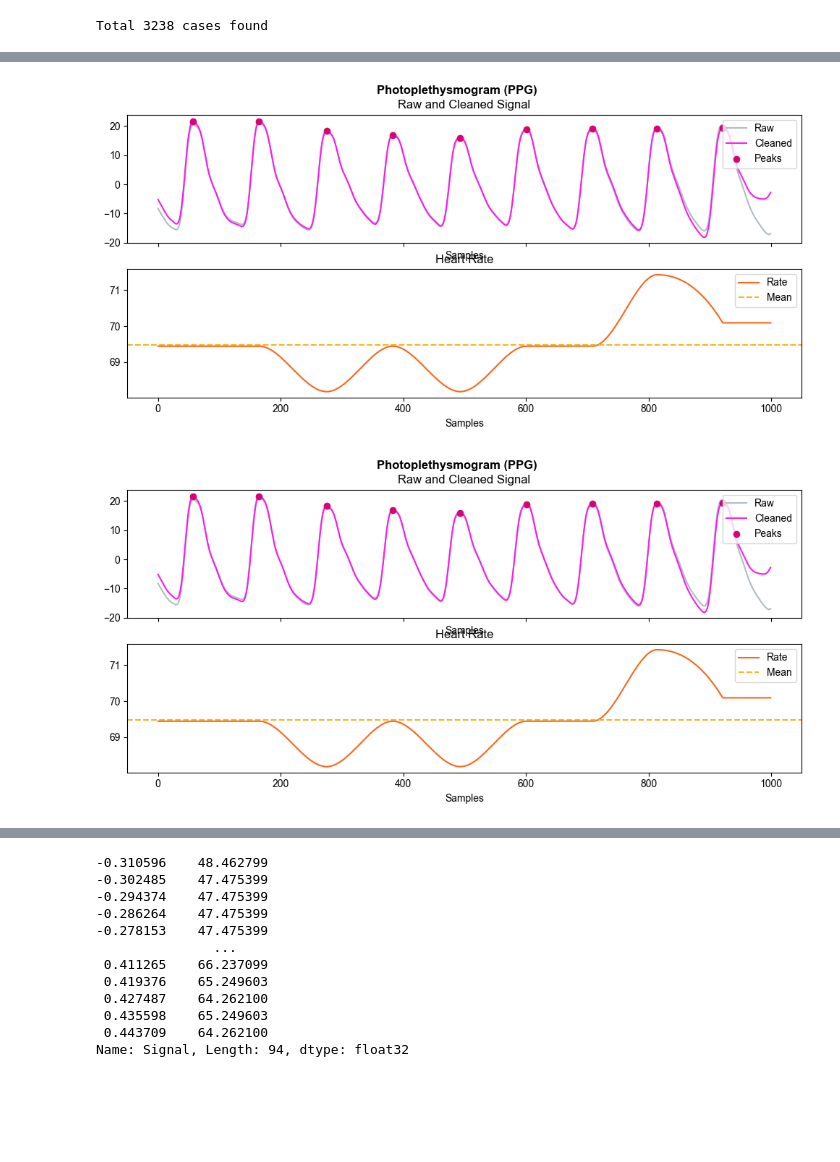
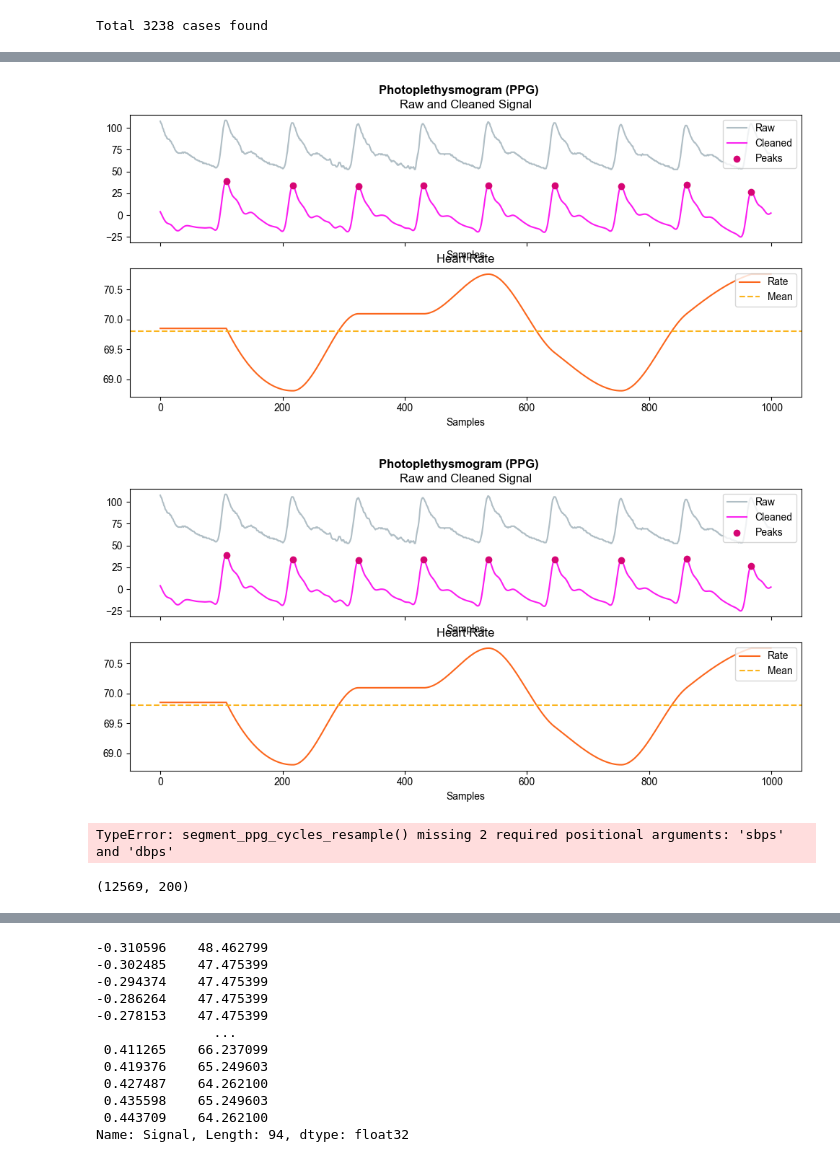
Before and after one commit to rohansanda/bp_prediction_cs229, a Jupyter notebook: processing_take3.ipynb, the cells around one changed output, grey strips where cells are left out. Saved outputs shown, nothing was run; the diff lists cells and outputs as text; code cells hidden in the pictures; blank space fills up the shorter version.

Commit message:
processing draft 1

```diff
--- a/processing_take3.ipynb
+++ b/processing_take3.ipynb
@@ -135,7 +135,7 @@ def processor_phase1(ppg=[], fs=125, window_size_mult = 10, art = True):
 # %%
 # Constants
 fs = 125
-MAX_LENGTH = 5
+MAX_LENGTH = 1000
 
 nan_threshold = 0.2 #percent
 flat_line_threshold = 1E4
@@ -433,3 +435,40 @@ def segment_ppg3(ppg, fs, plot = True):
 
     # Return segmented cycles and average peak and valley values
     return cycles
+# %%
+def fill_valleys(signal, peaks):
+    valleys = np.zeros_like(signal)
+    if len(peaks) == 0:
+        return valleys
+    if peaks[0] > 0:
+        valleys[0:peaks[0]] = np.min(signal[0:peaks[0]])
+    for i in range(len(peaks)-1):
+        start = peaks[i]
+        end = peaks[i+1]
+        valley = np.min(signal[start:end])
+        valleys[start:end] = valley
+    #back check
+    if peaks[-1] < len(signal)-1:
+        min_after = np.min(signal[peaks[-1]+1:])
+        valleys[peaks[-1]:] = min(valleys[peaks[-1]-1], min_after)
+    return valleys
+# %%
+def fill_peaks(signal, trough_indices):
+    t_len = len(signal)
+    filled_signal = np.empty(t_len)
+    last_trough = 0
+    if len(trough_indices) == 0:
+        return filled_signal
+
+    for i in range(len(trough_indices)):
+        trough_index = trough_indices[i]
+        next_trough = t_len - 1 if i == len(trough_indices) - 1 else trough_indices[i+1]
+        peak_value = np.max(signal[trough_index:next_trough + 1])
+        filled_signal[trough_index:next_trough + 1] = peak_value
+
+    # max_before = np.max(signal[:trough_indices[0]])
+    # filled_signal[:trough_indices[0]] = max(filled_signal[trough_indices[0]], max_before)
+    max_after = np.max(signal[trough_indices[-1]:])
+    filled_signal[trough_indices[-1]:] = max(filled_signal[trough_indices[-1]], filled_signal[trough_indices[-2]])
+
+    return filled_signal
@@ -558,7 +741,7 @@ len(chunks_art)
 # %%
-ppg = chunks_ppg[14]
+ppg = chunks_ppg[8]
 ppg = ppg[0:1000]
-art = chunks_art[14]
+art = chunks_art[8]
 art = art[0:1000]
 um(ta=None, tb = None, data=[ppg, art], t=np.arange(len(ppg)))
 # %% [output]
@@ -570,10 +829,33 @@ import neurokit2 as nk
 import numpy as np
 import matplotlib.pyplot as plt
 # %%
-signals, info = nk.ppg_process(ppg, sampling_rate=125)
+signals, info = nk.ppg_process(art, sampling_rate=125)
 nk.ppg_plot(signals)
 # %% [output]
-[figure, old version]
+[figure, new version]
-[figure, old version]
+[figure, new version]
 # %%
 from findpeaks import findpeaks
+# %%
+cycles_mat = np.empty((1, 200))
+
+for i in range(len(chunked_ppgm)):
+    ppg = chunks_ppg[i]
+
+    fp1 = findpeaks(method='peakdetect', lookahead=75, verbose=0)
+    results_1 = fp1.fit(ppg)
+
+    df = results_1["df"]
+    peaks = df.loc[df["peak"], "x"].values
+    troughs = df.loc[df["valley"], "x"].values
+    cycles = segment_ppg_cycles_resample(ppg, peaks, troughs, 50, 200)
+
+    cycles_mat = np.concatenate((cycles_mat, cycles), axis=0)
+
+    print(np.shape(cycles_mat))
+# %% [output]
+TypeError: segment_ppg_cycles_resample() missing 2 required positional arguments: 'sbps' and 'dbps'
+# %%
+np.shape(cycles_mat)
+# %% [output]
+(12569, 200)
```
Also changed, not shown: parts of 29 cells of this notebook, 1 other file.
